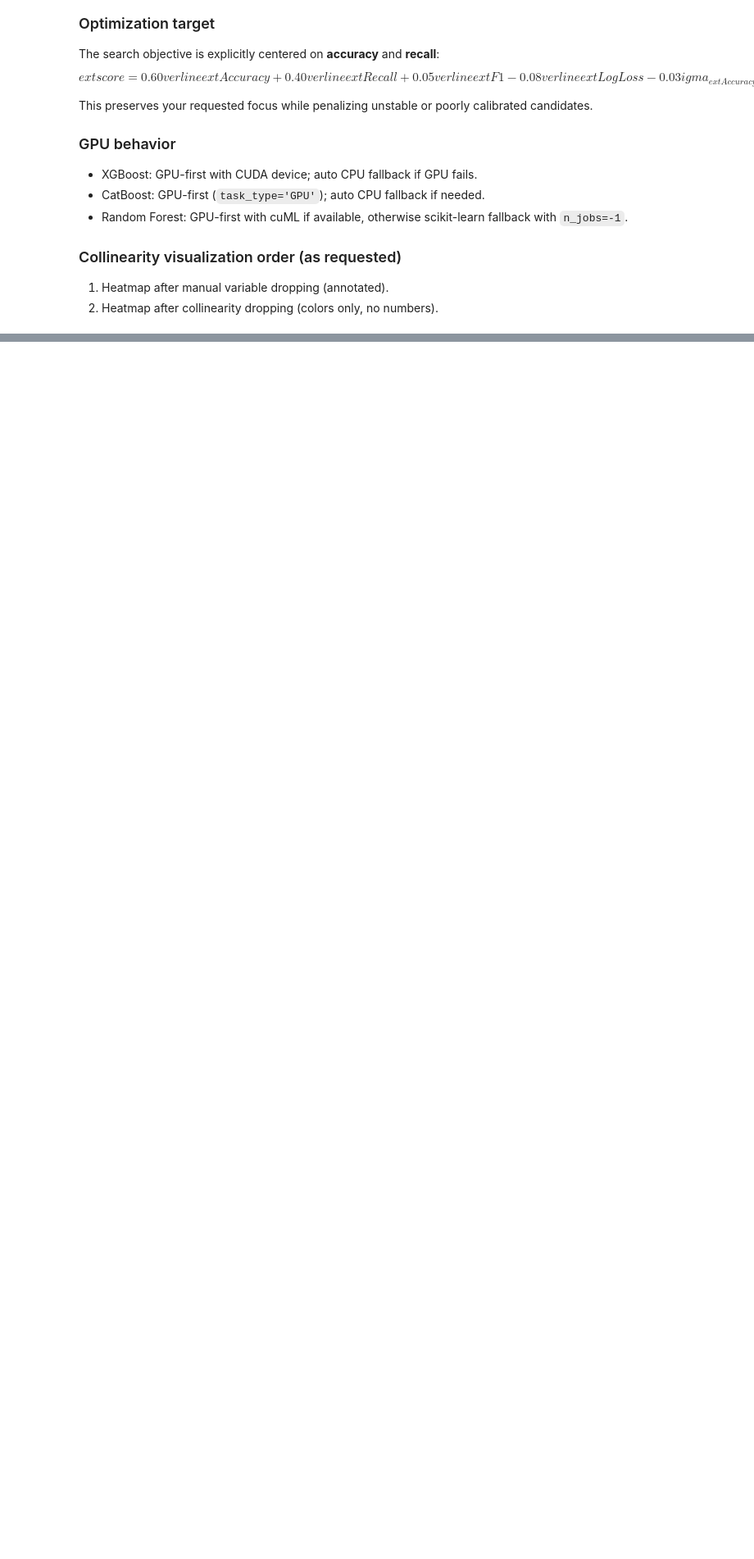
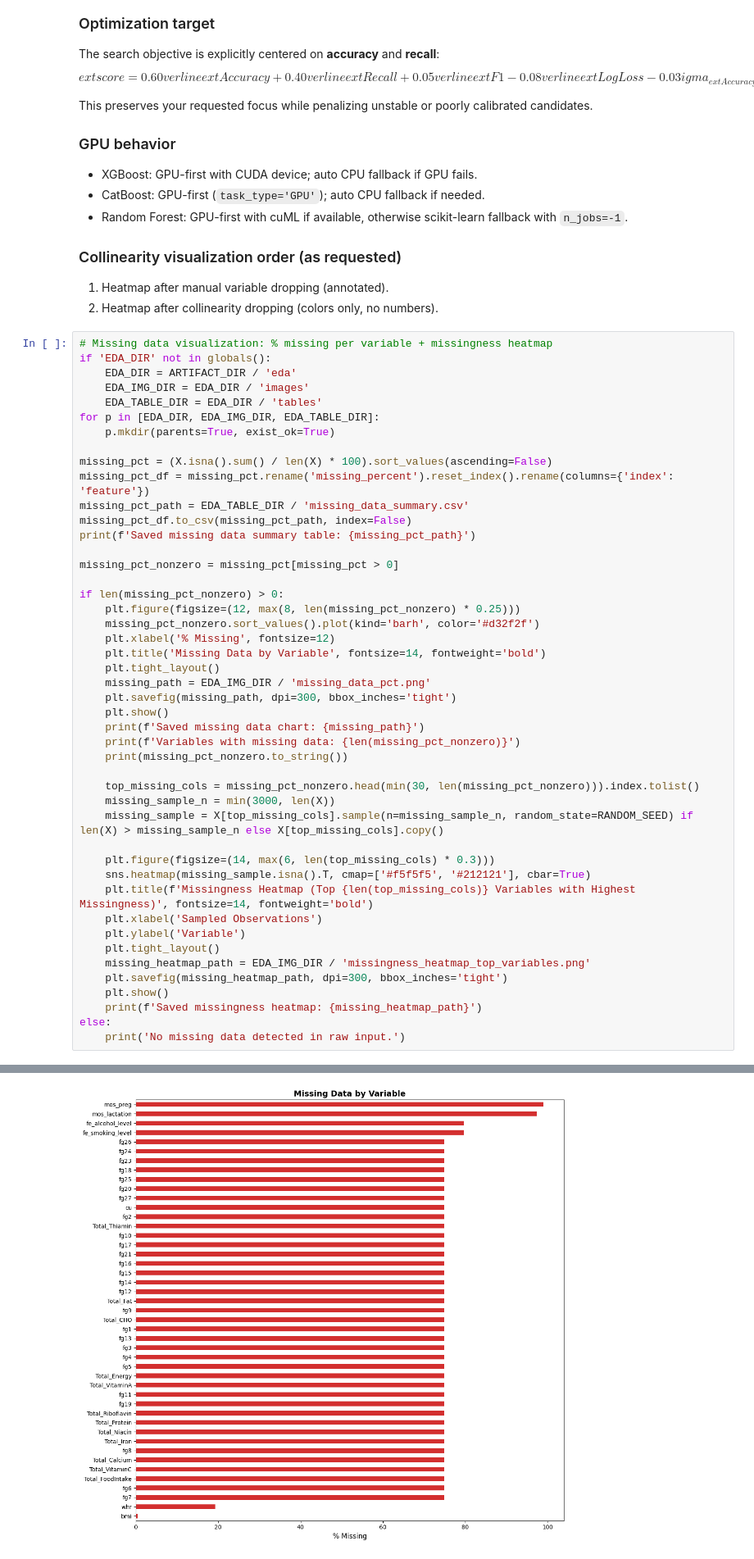
Before and after one commit to Jrbaes/Thesis-part-2, a Jupyter notebook: Main_2015_GPU_RF_XGB_CAT_RIGOROUS_OPT_exp2.ipynb, the cells around one changed output, grey strips where cells are left out. Shown at 82% size. Saved outputs shown, nothing was run; the diff lists cells and outputs as text; blank space fills up the shorter version.

```diff
--- a/Main_2015_GPU_RF_XGB_CAT_RIGOROUS_OPT_exp2.ipynb
+++ b/Main_2015_GPU_RF_XGB_CAT_RIGOROUS_OPT_exp2.ipynb
@@ -2206,3 +2592,50 @@ This preserves your requested focus while penalizing unstable or poorly calibrat
 ### Collinearity visualization order (as requested)
 1. Heatmap after manual variable dropping (annotated).
 2. Heatmap after collinearity dropping (colors only, no numbers).
+# %%
+# Missing data visualization: % missing per variable + missingness heatmap
+if 'EDA_DIR' not in globals():
+    EDA_DIR = ARTIFACT_DIR / 'eda'
+    EDA_IMG_DIR = EDA_DIR / 'images'
+    EDA_TABLE_DIR = EDA_DIR / 'tables'
+for p in [EDA_DIR, EDA_IMG_DIR, EDA_TABLE_DIR]:
+    p.mkdir(parents=True, exist_ok=True)
+
+missing_pct = (X.isna().sum() / len(X) * 100).sort_values(ascending=False)
+missing_pct_df = missing_pct.rename('missing_percent').reset_index().rename(columns={'index': 'feature'})
+missing_pct_path = EDA_TABLE_DIR / 'missing_data_summary.csv'
+missing_pct_df.to_csv(missing_pct_path, index=False)
+print(f'Saved missing data summary table: {missing_pct_path}')
+
+missing_pct_nonzero = missing_pct[missing_pct > 0]
+
+if len(missing_pct_nonzero) > 0:
+    plt.figure(figsize=(12, max(8, len(missing_pct_nonzero) * 0.25)))
+    missing_pct_nonzero.sort_values().plot(kind='barh', color='#d32f2f')
+    plt.xlabel('% Missing', fontsize=12)
+    plt.title('Missing Data by Variable', fontsize=14, fontweight='bold')
+    plt.tight_layout()
+    missing_path = EDA_IMG_DIR / 'missing_data_pct.png'
+    plt.savefig(missing_path, dpi=300, bbox_inches='tight')
+    plt.show()
+    print(f'Saved missing data chart: {missing_path}')
+    print(f'Variables with missing data: {len(missing_pct_nonzero)}')
+    print(missing_pct_nonzero.to_string())
+
+    top_missing_cols = missing_pct_nonzero.head(min(30, len(missing_pct_nonzero))).index.tolist()
+    missing_sample_n = min(3000, len(X))
+    missing_sample = X[top_missing_cols].sample(n=missing_sample_n, random_state=RANDOM_SEED) if len(X) > missing_sample_n else X[top_missing_cols].copy()
+
+    plt.figure(figsize=(14, max(6, len(top_missing_cols) * 0.3)))
+    sns.heatmap(missing_sample.isna().T, cmap=['#f5f5f5', '#212121'], cbar=True)
+    plt.title(f'Missingness Heatmap (Top {len(top_missing_cols)} Variables with Highest Missingness)', fontsize=14, fontweight='bold')
+    plt.xlabel('Sampled Observations')
+    plt.ylabel('Variable')
+    plt.tight_layout()
+    missing_heatmap_path = EDA_IMG_DIR / 'missingness_heatmap_top_variables.png'
+    plt.savefig(missing_heatmap_path, dpi=300, bbox_inches='tight')
+    plt.show()
+    print(f'Saved missingness heatmap: {missing_heatmap_path}')
+else:
+    print('No missing data detected in raw input.')
+# %% [output]
@@ -2208,0 +2643 @@ This preserves your requested focus while penalizing unstable or poorly calibrat
+[figure, added]
```
Also changed, not shown: parts of 14 cells of this notebook, 35 other files.
